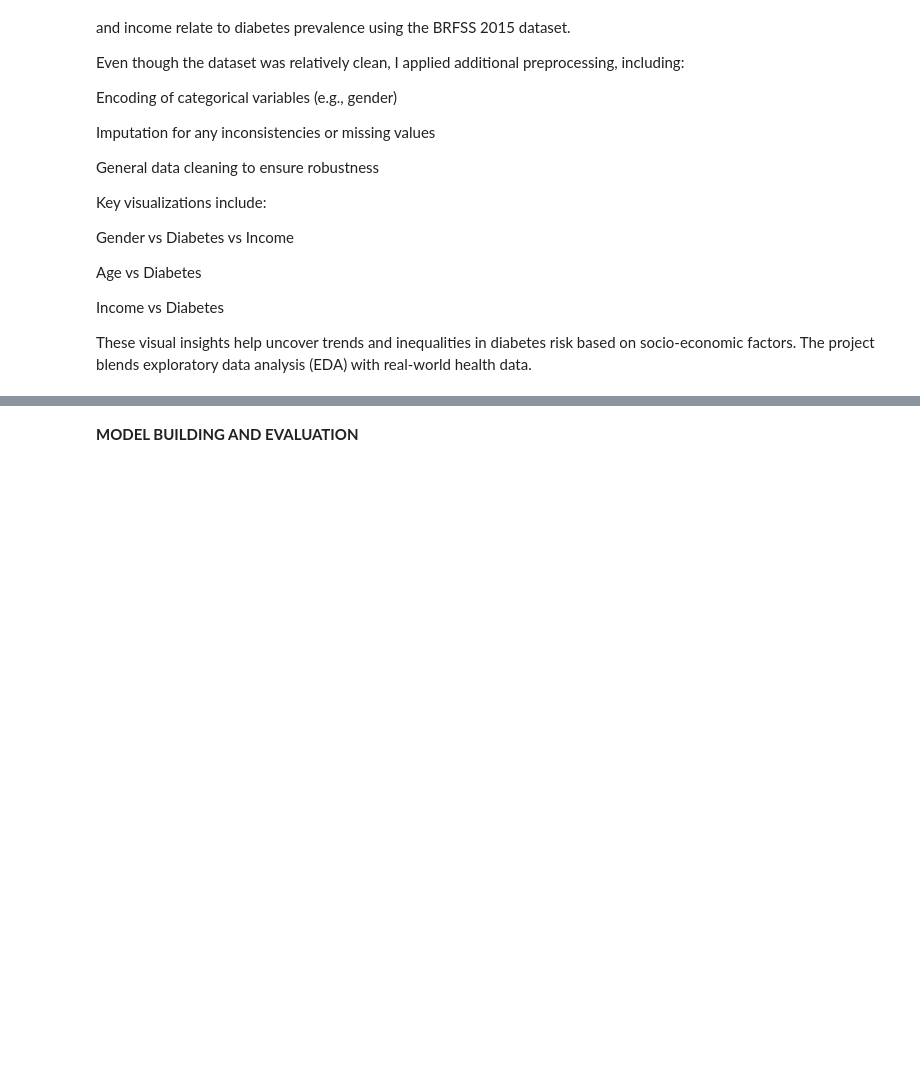
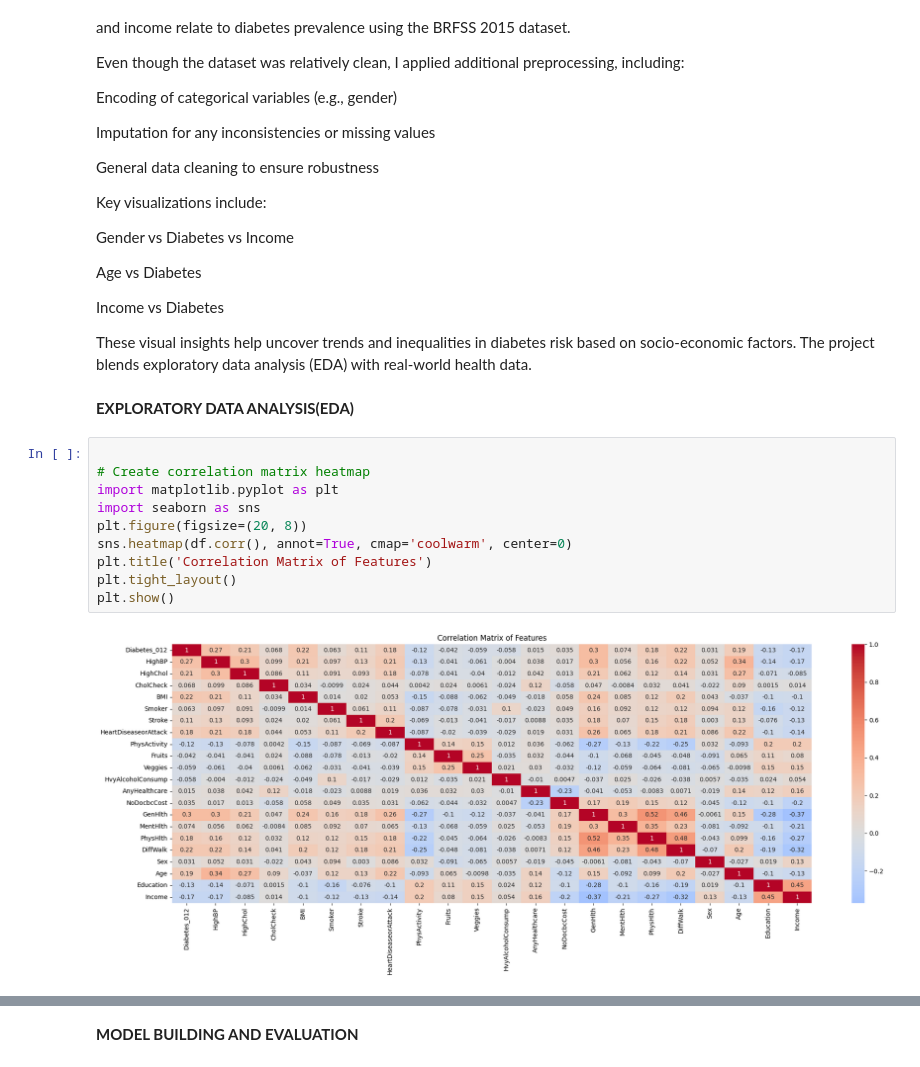
Before and after one commit to chrisjason0505/DIABETES-HEALTH-INDICATORS-DS, a Jupyter notebook: diabetesindicators.ipynb, the cells around one changed output, grey strips where cells are left out. Saved outputs shown, nothing was run; the diff lists cells and outputs as text; blank space fills up the shorter version.

```diff
--- a/diabetesindicators.ipynb
+++ b/diabetesindicators.ipynb
@@ -248,3 +250,17 @@ Age vs Diabetes
 Income vs Diabetes
 
 These visual insights help uncover trends and inequalities in diabetes risk based on socio-economic factors. The project blends exploratory data analysis (EDA) with real-world health data.
+# %% [markdown]
+**EXPLORATORY DATA ANALYSIS(EDA)**
+# %%
+
+# Create correlation matrix heatmap
+import matplotlib.pyplot as plt
+import seaborn as sns
+plt.figure(figsize=(20, 8))
+sns.heatmap(df.corr(), annot=True, cmap='coolwarm', center=0)
+plt.title('Correlation Matrix of Features')
+plt.tight_layout()
+plt.show()
+# %% [output]
+[figure, added]
```
Also changed, not shown: parts of 14 cells of this notebook.
